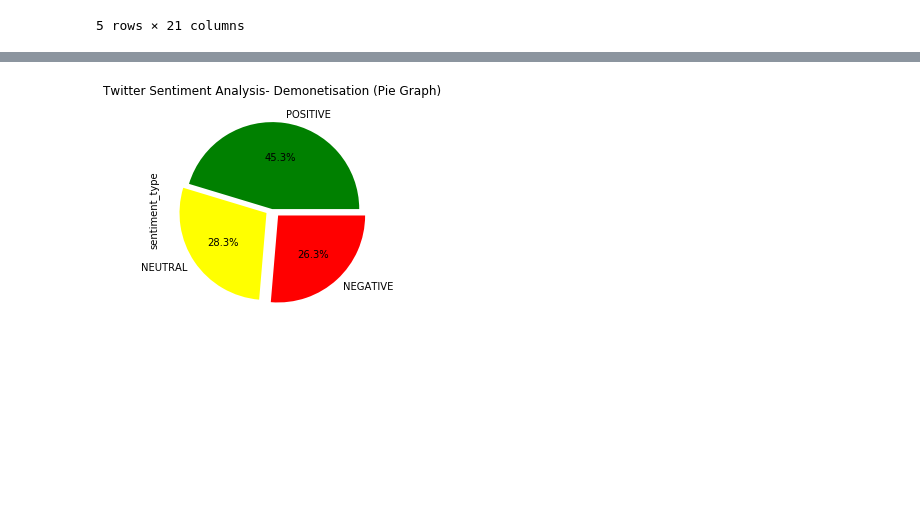
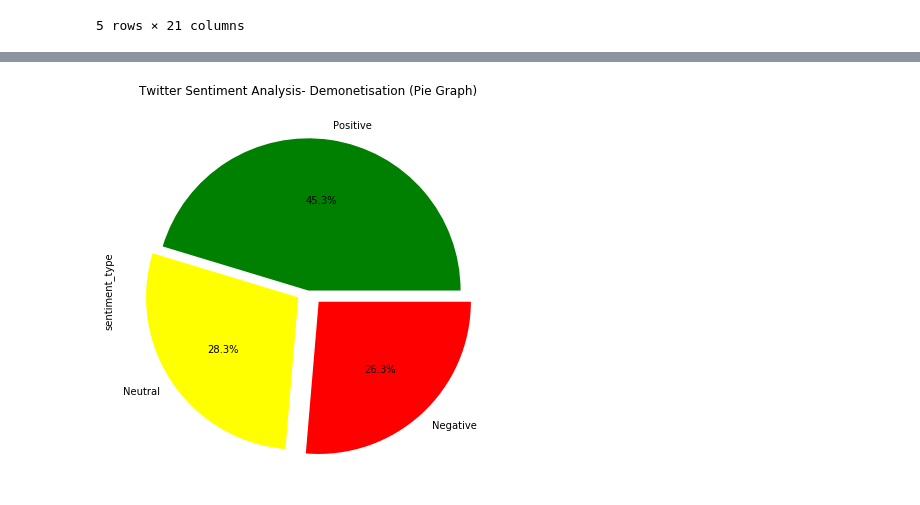
Before and after one commit to dheeraj-2000/Demonetization-Twitter-Analysis, a Jupyter notebook: Analysis.ipynb, the cells around one changed output, grey strips where cells are left out. Cells and saved outputs as stored; diff of their text form; code cells hidden in the pictures; blank space fills up the shorter version.

```diff
--- a/Analysis.ipynb
+++ b/Analysis.ipynb
@@ -96,9 +96,9 @@ tweets['sentiment_neutral']=tweets.text.apply(lambda x:sid.polarity_scores(x)['n
 tweets['sentiment_negative']=tweets.text.apply(lambda x:sid.polarity_scores(x)['neg'])
 tweets['sentiment_pos']=tweets.text.apply(lambda x:sid.polarity_scores(x)['pos'])
 tweets['sentiment_type']=''
-tweets.loc[tweets.sentiment_compound_polarity>0,'sentiment_type']='POSITIVE'
-tweets.loc[tweets.sentiment_compound_polarity==0,'sentiment_type']='NEUTRAL'
-tweets.loc[tweets.sentiment_compound_polarity<0,'sentiment_type']='NEGATIVE'
+tweets.loc[tweets.sentiment_compound_polarity>0,'sentiment_type']='Positive'
+tweets.loc[tweets.sentiment_compound_polarity==0,'sentiment_type']='Neutral'
+tweets.loc[tweets.sentiment_compound_polarity<0,'sentiment_type']='Negative'
 tweets.head()
 # %% [output]
 |  | Unnamed: 0 | X | text | favorited | favoriteCount | replyToSN | created | truncated | replyToSID | ... |
@@ -120,9 +126,7 @@ plt.savefig('books_read.png')
 # %%
-fig = plt.figure()
-fig.savefig('temp.pdf')
 colors = ['green', 'yellow', 'red']
 explode = (0, 0.08, 0.1)
-tweets.sentiment_type.value_counts().plot(kind='pie',title="Twitter Sentiment Analysis- Demonetisation (Pie Graph)", colors=colors, explode=explode,autopct='%1.1f%%', shadow=False)
-plt.savefig('books_read.png')
+tweets.sentiment_type.value_counts().plot(kind='pie', figsize=(9, 7), title="Twitter Sentiment Analysis- Demonetisation (Pie Graph)", colors=colors, explode=explode,autopct='%1.1f%%', shadow=False)
+plt.savefig('Sentiment_pie_plot.png', dpi=100)
 # %% [output]
-[figure, old version]
+[figure, new version]
```
Also changed, not shown: parts of 2 cells of this notebook, 2 other files.
